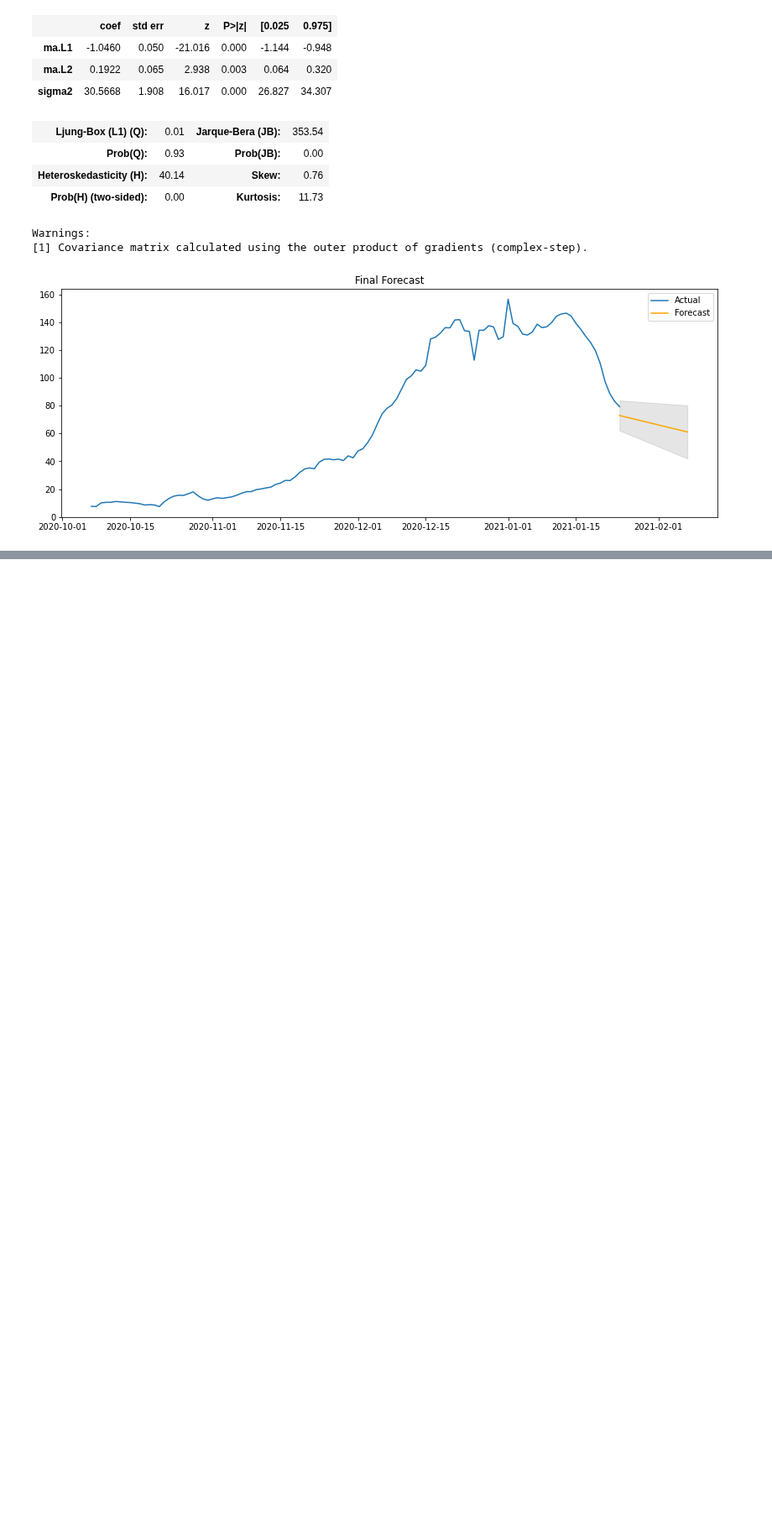
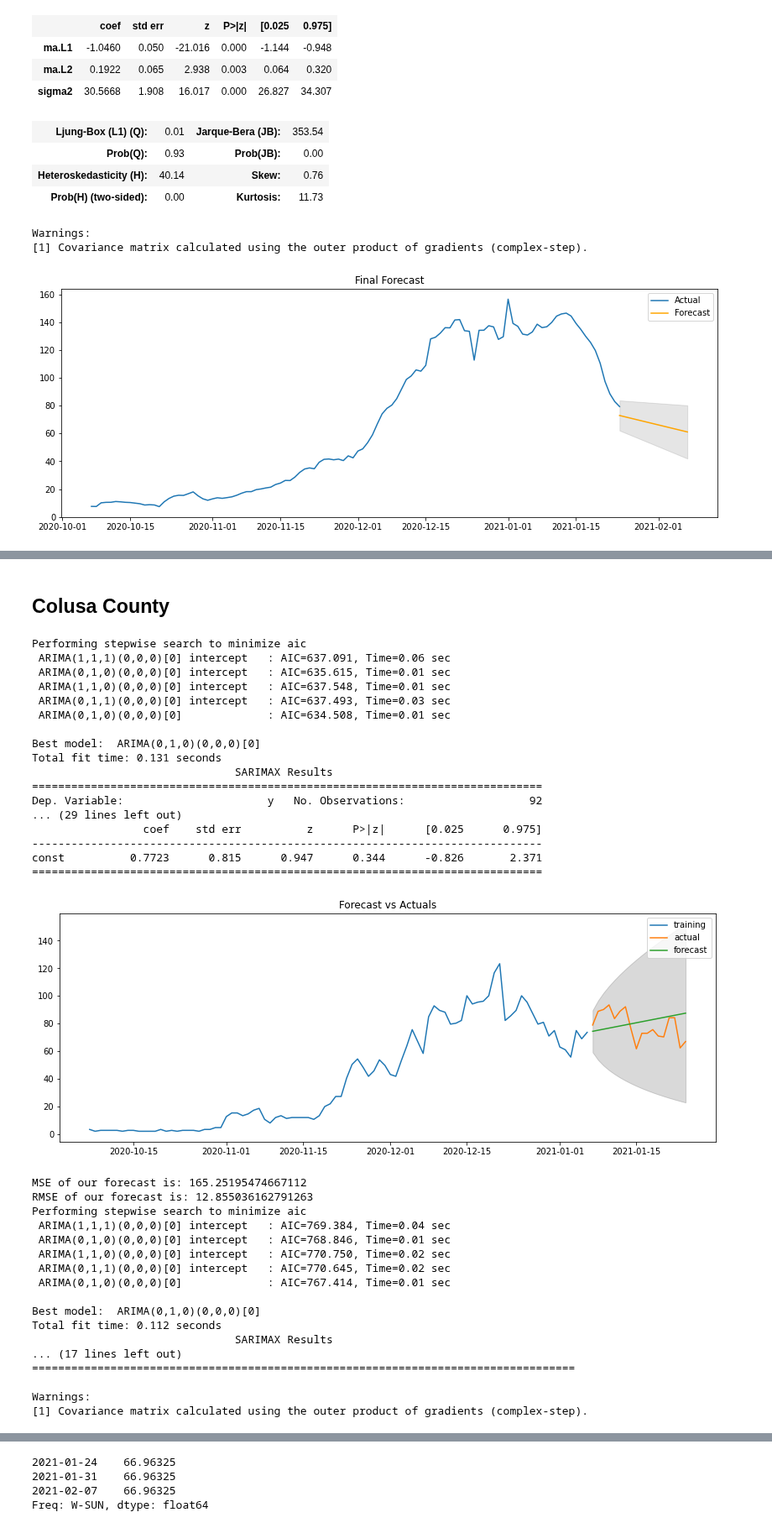
Before and after one commit to lettywu/COVID-19-vaccinations, a Jupyter notebook: alyssia/ARIMA_model.ipynb, the cells around one changed output, grey strips where cells are left out. Shown at 84% size. Saved outputs shown, nothing was run; the diff lists cells and outputs as text; code cells hidden in the pictures; blank space fills up the shorter version.

```diff
--- a/alyssia/ARIMA_model.ipynb
+++ b/alyssia/ARIMA_model.ipynb
@@ -366,0 +569,42 @@ plt.show()
+# %% [markdown]
+## Colusa County
+# %%
+## Colusa County
+
+arima_model(Colusa)
+# %% [output]
+Performing stepwise search to minimize aic
+ ARIMA(1,1,1)(0,0,0)[0] intercept   : AIC=637.091, Time=0.06 sec
+ ARIMA(0,1,0)(0,0,0)[0] intercept   : AIC=635.615, Time=0.01 sec
+ ARIMA(1,1,0)(0,0,0)[0] intercept   : AIC=637.548, Time=0.01 sec
+ ARIMA(0,1,1)(0,0,0)[0] intercept   : AIC=637.493, Time=0.03 sec
+ ARIMA(0,1,0)(0,0,0)[0]             : AIC=634.508, Time=0.01 sec
+
+Best model:  ARIMA(0,1,0)(0,0,0)[0]
+Total fit time: 0.131 seconds
+                               SARIMAX Results
+==============================================================================
+Dep. Variable:                      y   No. Observations:                   92
+... (29 lines left out)
+                 coef    std err          z      P>|z|      [0.025      0.975]
+------------------------------------------------------------------------------
+const          0.7723      0.815      0.947      0.344      -0.826       2.371
+==============================================================================
+[figure, added]
+MSE of our forecast is: 165.25195474667112
+RMSE of our forecast is: 12.855036162791263
+Performing stepwise search to minimize aic
+ ARIMA(1,1,1)(0,0,0)[0] intercept   : AIC=769.384, Time=0.04 sec
+ ARIMA(0,1,0)(0,0,0)[0] intercept   : AIC=768.846, Time=0.01 sec
+ ARIMA(1,1,0)(0,0,0)[0] intercept   : AIC=770.750, Time=0.02 sec
+ ARIMA(0,1,1)(0,0,0)[0] intercept   : AIC=770.645, Time=0.02 sec
+ ARIMA(0,1,0)(0,0,0)[0]             : AIC=767.414, Time=0.01 sec
+
+Best model:  ARIMA(0,1,0)(0,0,0)[0]
+Total fit time: 0.112 seconds
+                               SARIMAX Results
+... (17 lines left out)
+===================================================================================
+
+Warnings:
+[1] Covariance matrix calculated using the outer product of gradients (complex-step).
@@ -366,0 +612,4 @@ plt.show()
+2021-01-24    66.96325
+2021-01-31    66.96325
+2021-02-07    66.96325
+Freq: W-SUN, dtype: float64
```
Also changed, not shown: parts of 16 cells of this notebook, 1 other file.
